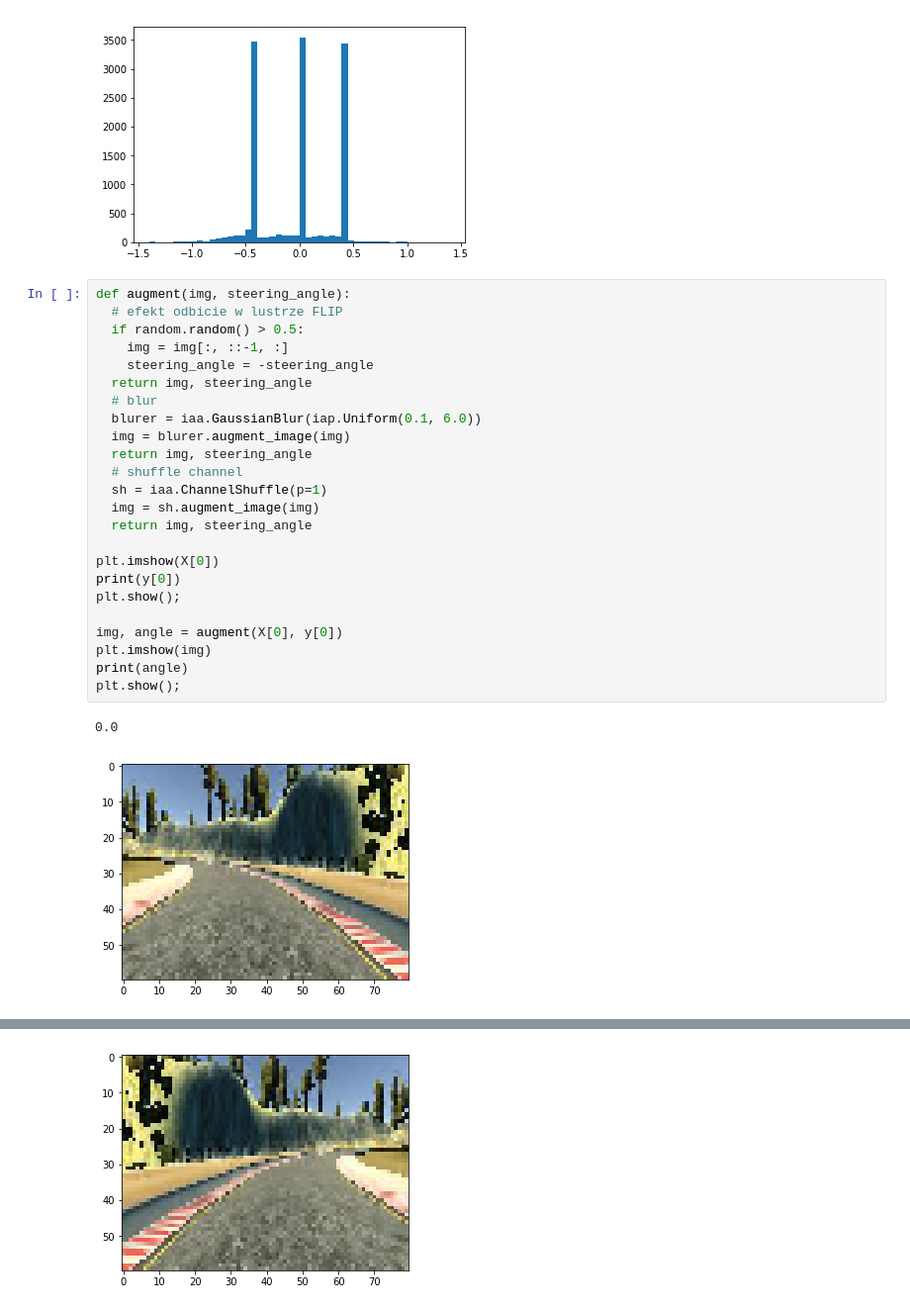
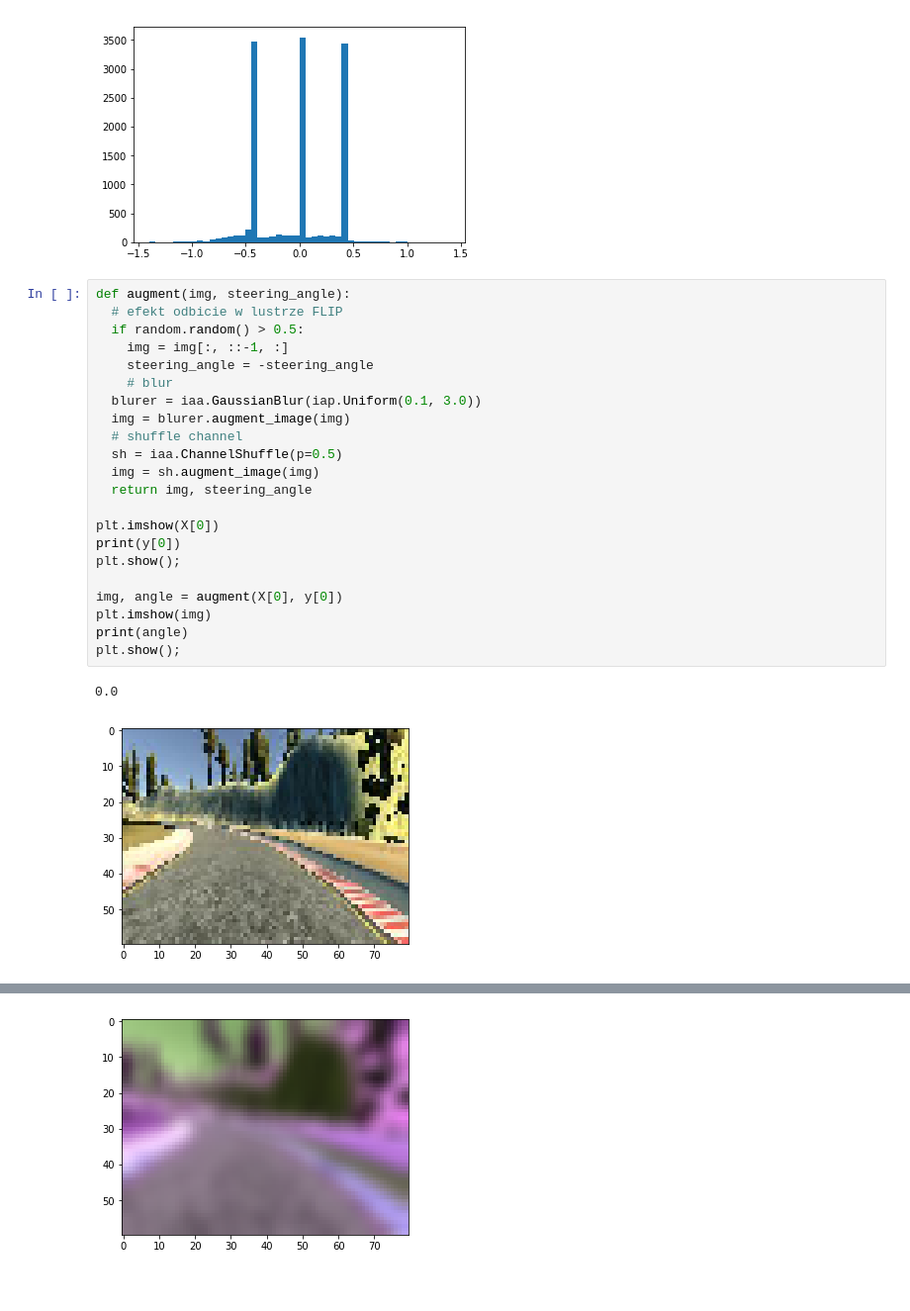
Before and after one commit to trallala9/ch3-d4, a Jupyter notebook: autonomous_car.ipynb, the cells around one changed output, grey strips where cells are left out. Shown: that part at 99% size. Cells and saved outputs as stored; diff of their text form.

```diff
--- a/autonomous_car.ipynb
+++ b/autonomous_car.ipynb
@@ -81,13 +81,11 @@ def augment(img, steering_angle):
   if random.random() > 0.5:
     img = img[:, ::-1, :]
     steering_angle = -steering_angle
-  return img, steering_angle
-  # blur
-  blurer = iaa.GaussianBlur(iap.Uniform(0.1, 6.0))
+    # blur
+  blurer = iaa.GaussianBlur(iap.Uniform(0.1, 3.0))
   img = blurer.augment_image(img)
-  return img, steering_angle
   # shuffle channel
-  sh = iaa.ChannelShuffle(p=1)
+  sh = iaa.ChannelShuffle(p=0.5)
   img = sh.augment_image(img)
   return img, steering_angle
 
@@ -106 +104 @@ plt.show();
-[figure, old version]
+[figure, new version]
```
Also changed, not shown: parts of 1 cell of this notebook.
